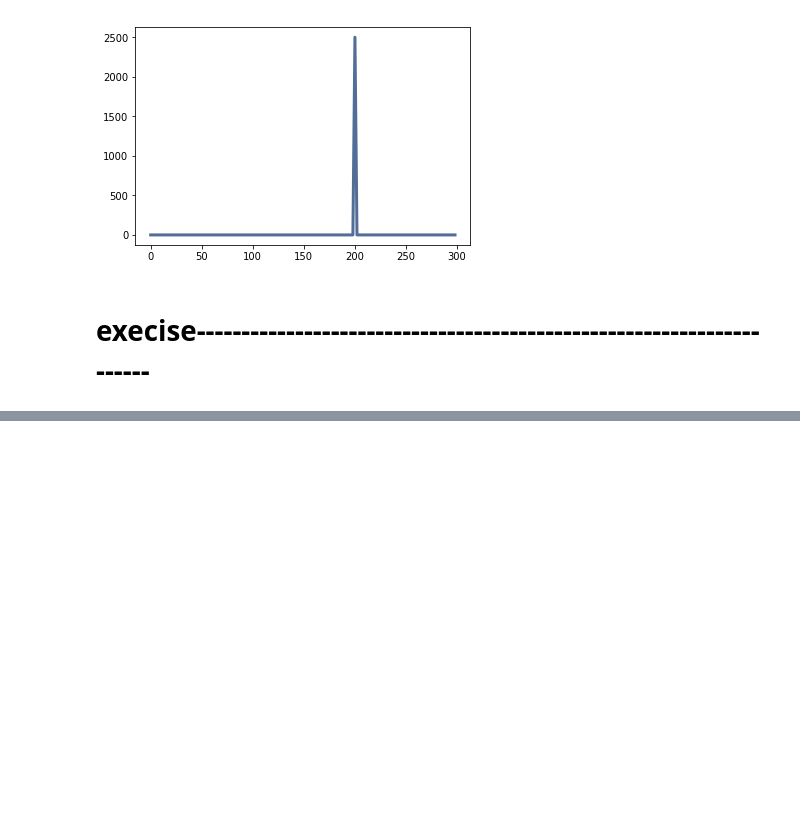
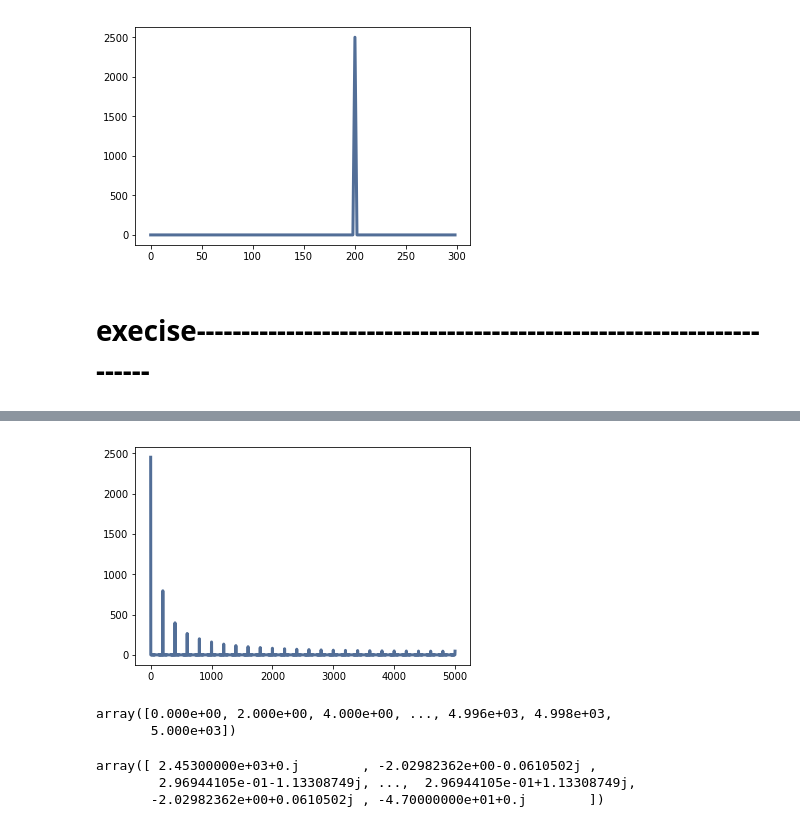
Before and after one commit to wangqiang1983/ThinkDSP, a Jupyter notebook: wangqiang1983_code/My-Chapter2.ipynb, the cells around one changed output, grey strips where cells are left out. Cells and saved outputs as stored; diff of their text form; code cells hidden in the pictures; blank space fills up the shorter version.

```diff
--- a/wangqiang1983_code/My-Chapter2.ipynb
+++ b/wangqiang1983_code/My-Chapter2.ipynb
@@ -142,0 +159,18 @@ sig.plot()
+# %%
+SawWave = sig.make_wave(start=0, duration=0.5, framerate=10000)
+# %%
+SawSpec = SawWave.make_spectrum()
+SawSpec.plot()
+# %% [output]
+[figure, added]
+# %%
+SawSpec.fs
+# %% [output]
+array([0.000e+00, 2.000e+00, 4.000e+00, ..., 4.996e+03, 4.998e+03,
+       5.000e+03])
+# %%
+SawSpec.hs
+# %% [output]
+array([ 2.45300000e+03+0.j        , -2.02982362e+00-0.0610502j ,
+        2.96944105e-01-1.13308749j, ...,  2.96944105e-01+1.13308749j,
+       -2.02982362e+00+0.0610502j , -4.70000000e+01+0.j        ])
```
Also changed, not shown: parts of 4 cells of this notebook.
